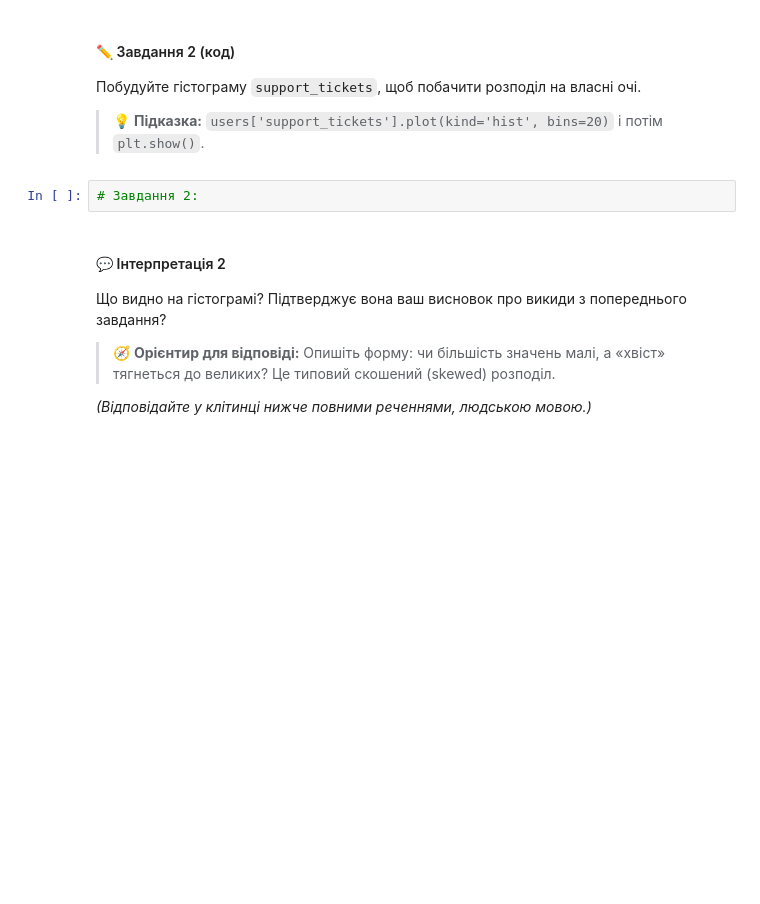
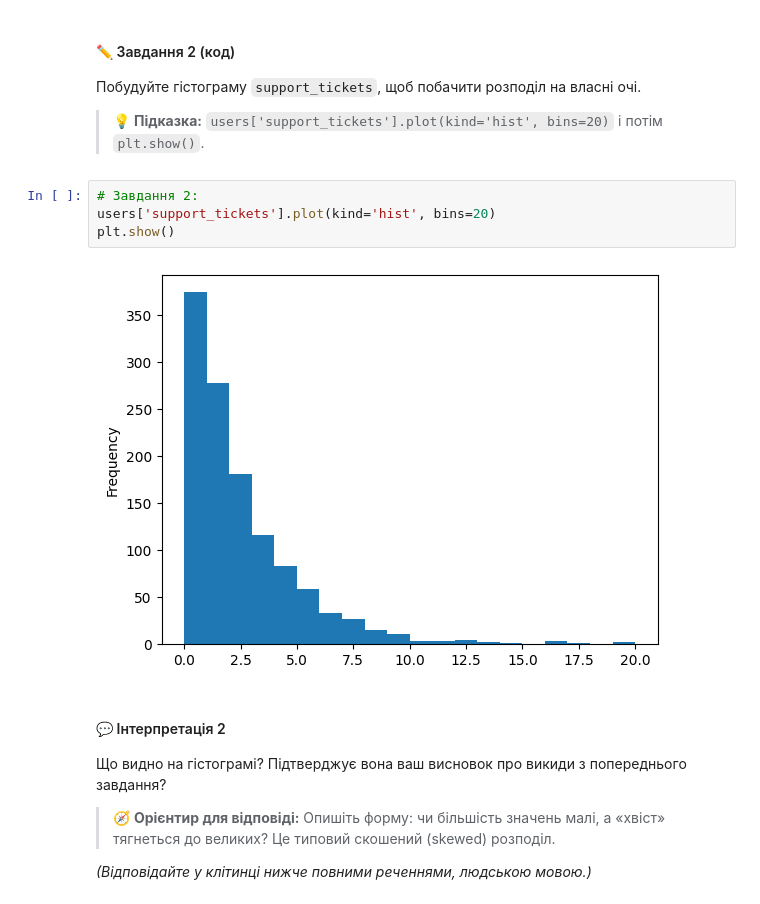
Before and after one commit to AllaYermilko/DTA-2026, a Jupyter notebook: Stat/practice_stat_tests_HARDER.ipynb, the cells around one changed output. Drawn from its saved outputs; the diff is of its cells as text; blank space fills up the shorter version.

```diff
--- a/Stat/practice_stat_tests_HARDER.ipynb
+++ b/Stat/practice_stat_tests_HARDER.ipynb
@@ -92,8 +117,12 @@ users.head()
 Побудуйте гістограму `support_tickets`, щоб побачити розподіл на власні очі.
 
 > 💡 **Підказка:** `users['support_tickets'].plot(kind='hist', bins=20)` і потім `plt.show()`.
-# %%
-# Завдання 2:
+# %%
+# Завдання 2:
+users['support_tickets'].plot(kind='hist', bins=20)
+plt.show()
+# %% [output]
+[figure, added]
 # %% [markdown]
 #### 💬 Інтерпретація 2
 
```
Also changed, not shown: parts of 19 cells of this notebook.
